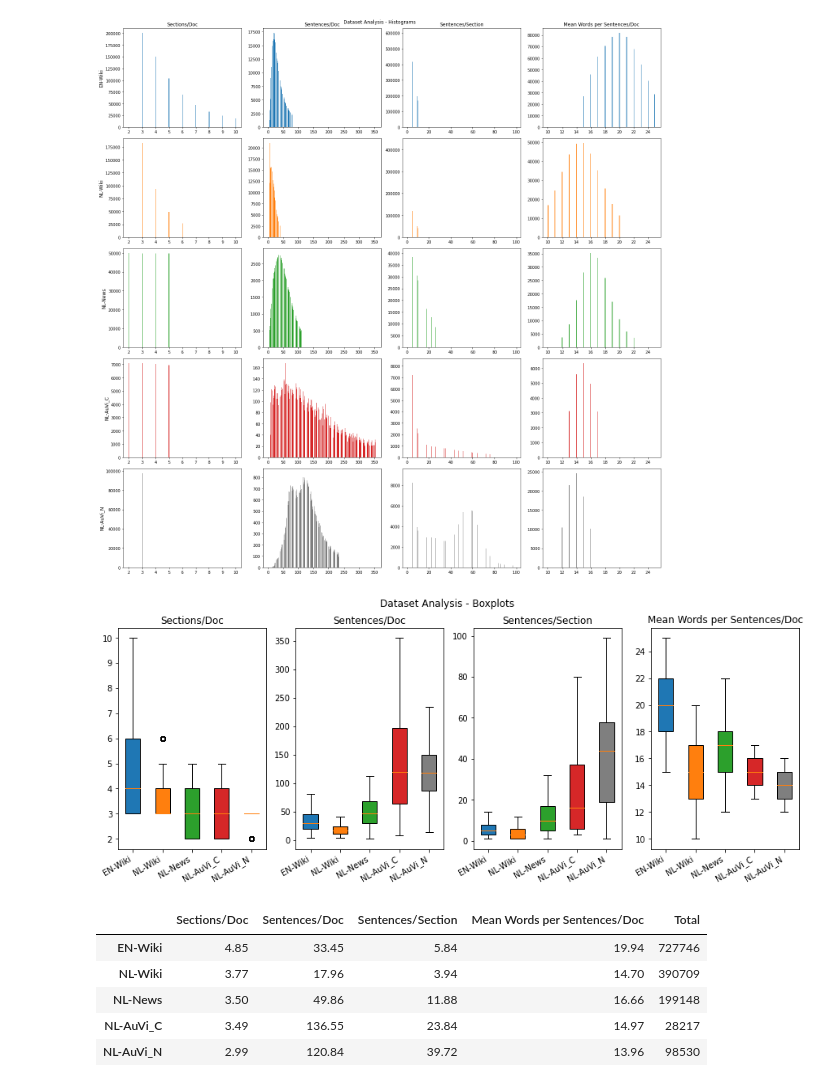
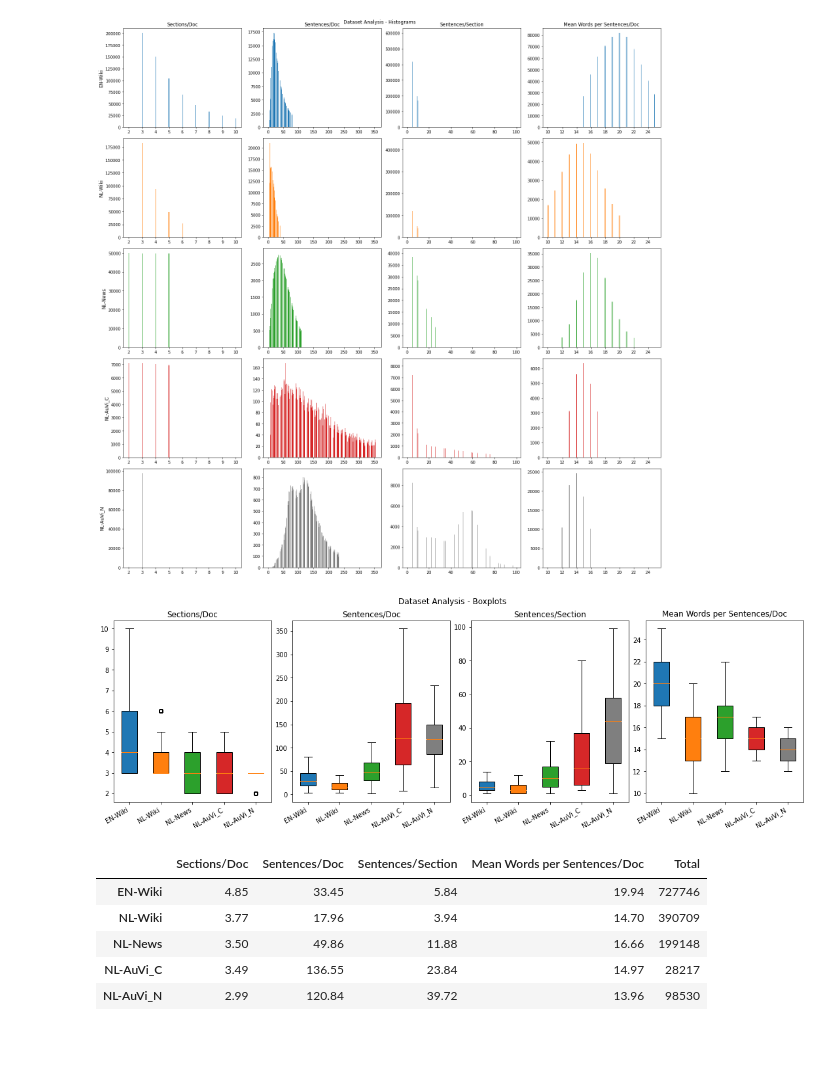
Before and after one commit to DoubleGio/text_segmentation, a Jupyter notebook: Code/dataset_analysis.ipynb, the cells around one changed output. Drawn from its saved outputs; the diff is of its cells as text; code cells hidden in the pictures; blank space fills up the shorter version.

```diff
--- a/Code/dataset_analysis.ipynb
+++ b/Code/dataset_analysis.ipynb
@@ -98,18 +99,18 @@ fig.show()
 # %%
 fig, axs = plt.subplots(1, len(metrics), figsize=(15,5))
 for metric, ax in zip(metrics, axs):
     bplot = ax.boxplot(table_adj[metric], patch_artist=True)
     for patch, colour in zip(bplot['boxes'], colours):
         patch.set_facecolor(colour)
     ax.set_title(metric)
     ax.set_xticklabels(table_adj.index, rotation=30, ha='right')
 
 fig.suptitle('Dataset Analysis - Boxplots')
-# fig.execute_constrained_layout()
-# fig.savefig('boxplots.svg', format='svg')
+fig.execute_constrained_layout()
+fig.savefig('boxplots_wide.svg', format='svg')
 fig.show()
 # %% [output]
-[figure, old version]
+[figure, new version]
 # %%
 table_avg = table_adj.applymap(np.mean)
 table_avg['Total'] = [len(x) for x in table['Sections/Doc']]
```
Also changed, not shown: parts of 1 cell of this notebook, 2 other files.
